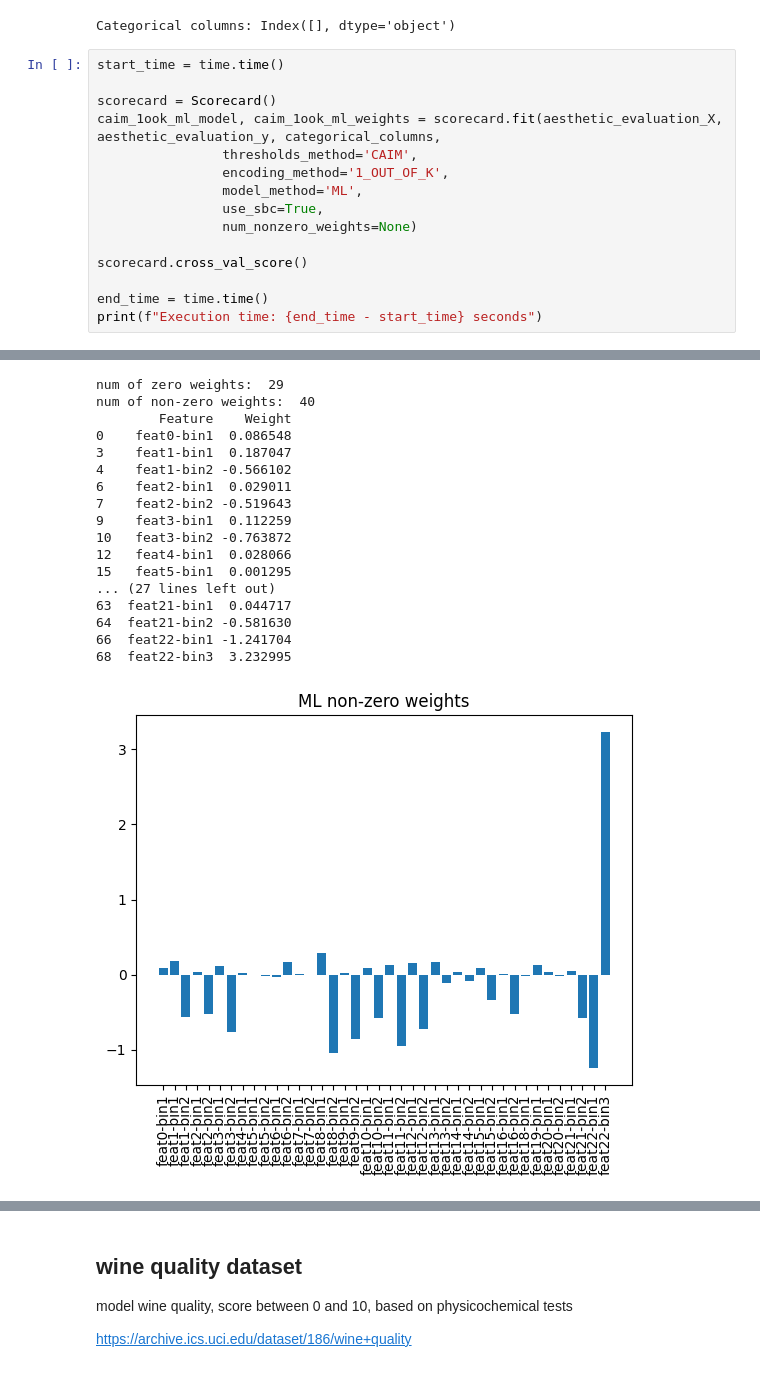
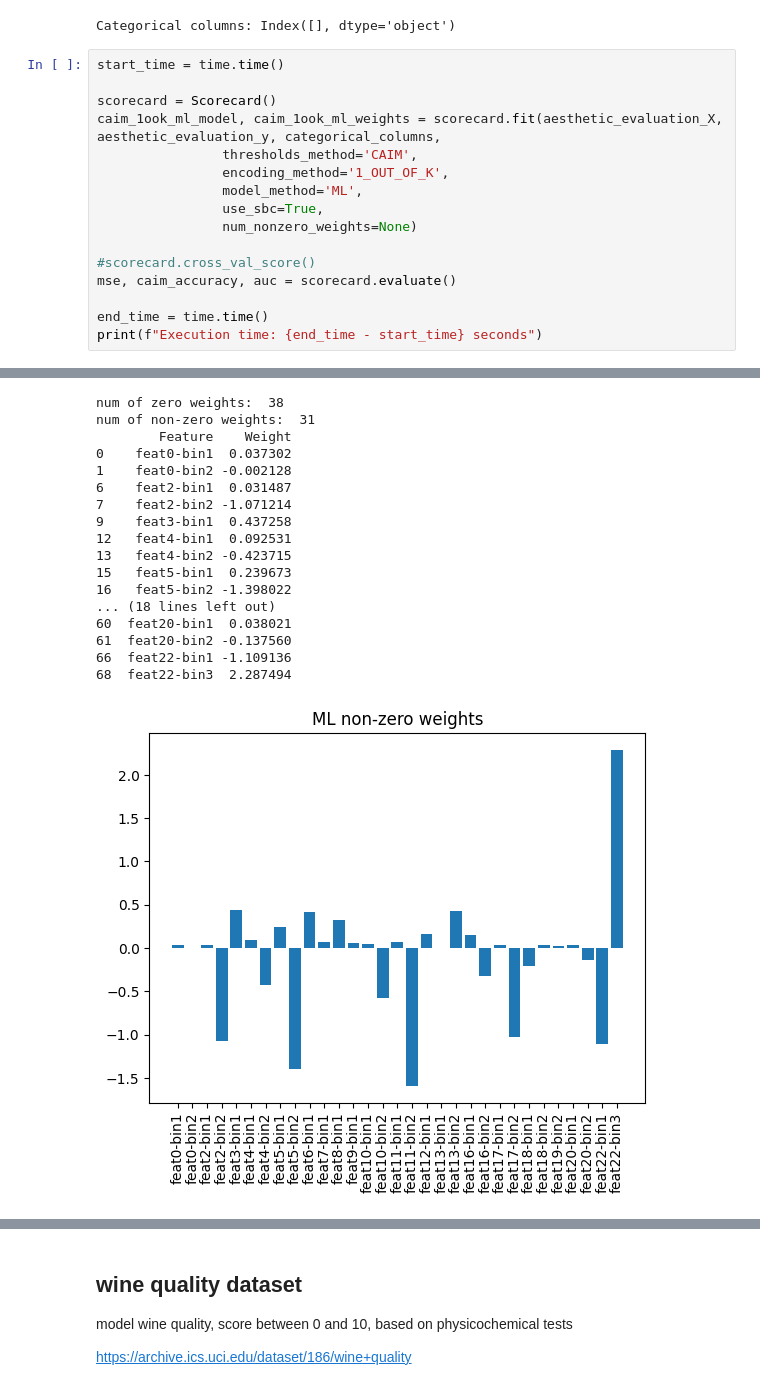
Before and after one commit to mafits/opt-ordinal-scorecards, a Jupyter notebook: test_ordinal.ipynb, the cells around one changed output, grey strips where cells are left out. Drawn from its saved outputs; the diff is of its cells as text.

```diff
--- a/test_ordinal.ipynb
+++ b/test_ordinal.ipynb
@@ -69,7 +69,8 @@ caim_1ook_ml_model, caim_1ook_ml_weights = scorecard.fit(aesthetic_evaluation_X,
                 use_sbc=True,
                 num_nonzero_weights=None)
 
-scorecard.cross_val_score()
+#scorecard.cross_val_score()
+mse, caim_accuracy, auc = scorecard.evaluate()
 
 end_time = time.time()
 print(f"Execution time: {end_time - start_time} seconds")
@@ -95,18 +96,18 @@ new num observations:  4074  (original num observations * 3 )
-num of zero weights:  29
-num of non-zero weights:  40
+num of zero weights:  38
+num of non-zero weights:  31
         Feature    Weight
-0    feat0-bin1  0.086548
-3    feat1-bin1  0.187047
-4    feat1-bin2 -0.566102
-6    feat2-bin1  0.029011
-7    feat2-bin2 -0.519643
-9    feat3-bin1  0.112259
-10   feat3-bin2 -0.763872
-12   feat4-bin1  0.028066
-15   feat5-bin1  0.001295
-... (27 lines left out)
-63  feat21-bin1  0.044717
-64  feat21-bin2 -0.581630
-66  feat22-bin1 -1.241704
-68  feat22-bin3  3.232995
+0    feat0-bin1  0.037302
+1    feat0-bin2 -0.002128
+6    feat2-bin1  0.031487
+7    feat2-bin2 -1.071214
+9    feat3-bin1  0.437258
+12   feat4-bin1  0.092531
+13   feat4-bin2 -0.423715
+15   feat5-bin1  0.239673
+16   feat5-bin2 -1.398022
+... (18 lines left out)
+60  feat20-bin1  0.038021
+61  feat20-bin2 -0.137560
+66  feat22-bin1 -1.109136
+68  feat22-bin3  2.287494
-[figure, old version]
+[figure, new version]
```
Also changed, not shown: parts of 50 cells of this notebook, 1 other file.
